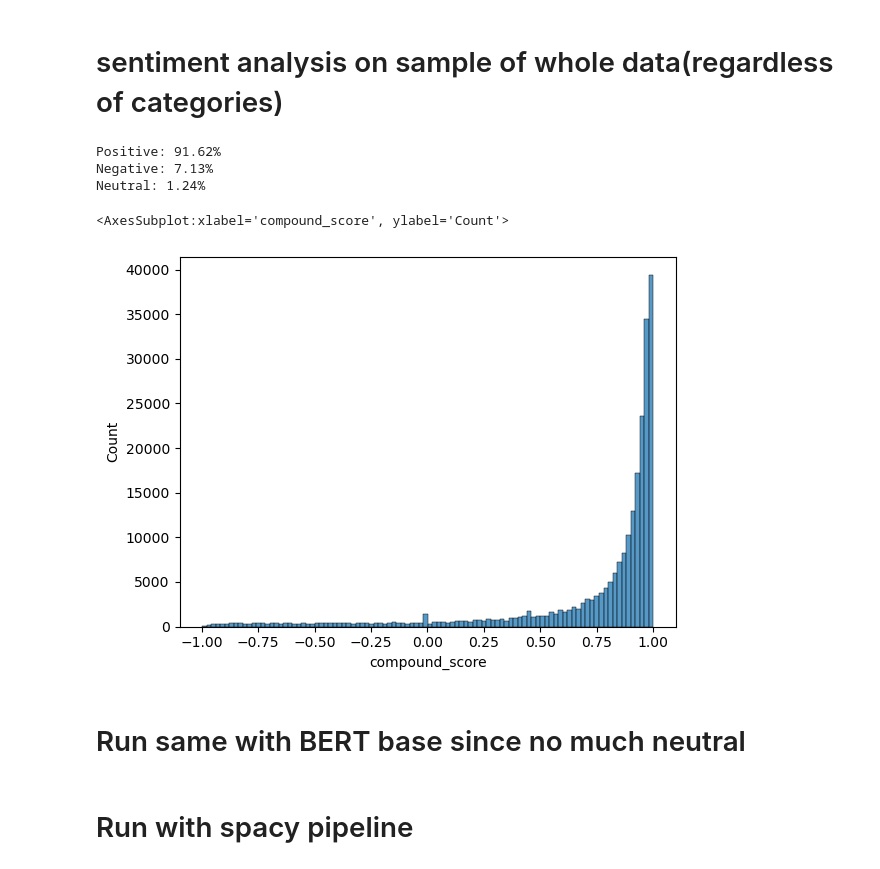
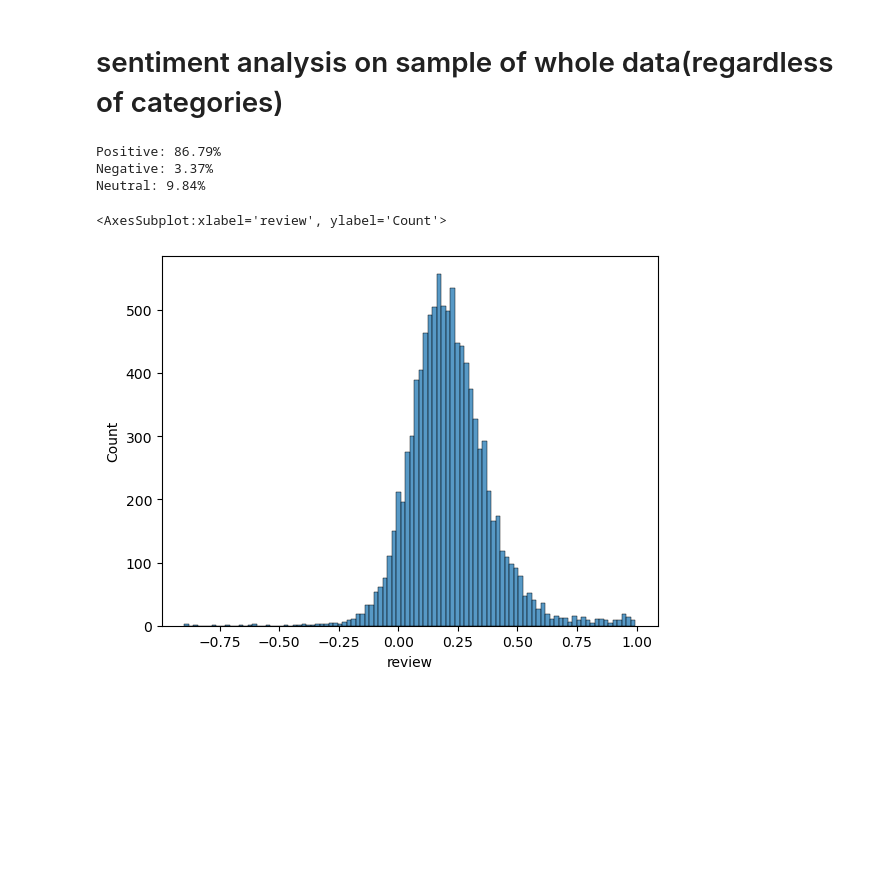
Before and after one commit to epfl-ada/ada-2022-project-analyteam, a Jupyter notebook: categories_sentiment.ipynb, the cells around one changed output. Drawn from its saved outputs; the diff is of its cells as text; code cells hidden in the pictures; blank space fills up the shorter version.

```diff
--- a/categories_sentiment.ipynb
+++ b/categories_sentiment.ipynb
@@ -140,0 +134,12 @@ adv_sentiments_sample = ratings_categories_sentiment(scores_ddf[scores_ddf["is_a
+# %%
+ratings_reviews_ddf = ratings_ddf[ratings_ddf["has_review"] == True]
+reviews = ratings_reviews_ddf["review"].compute().astype(str)
+
+# only take 10000 reviews
+reviews = reviews.sample(n=10000, random_state=42)
+
+# compute sentiment scores
+vader_analyser = VaderSentimentAnalyser()
+
+#sents = reviews.map_partitions(lambda text: vader_analyser.compute(text))
+overall_sents = reviews.map(lambda text: vader_analyser.compute(text))
@@ -397,20 +341,16 @@ nb_neu = compound_score[compound_score.between(-0.05, 0.05)].shape[0]
 # %%
 # proportion of positive, negative and neutral reviews in percentage
-n_ratings = compound_score.shape[0]
+n_ratings = overall_sents.shape[0]
 print(f"Positive: {nb_pos/n_ratings*100:.2f}%")
 print(f"Negative: {nb_neg/n_ratings*100:.2f}%")
 print(f"Neutral: {nb_neu/n_ratings*100:.2f}%")
 # %% [output]
-Positive: 91.62%
-Negative: 7.13%
-Neutral: 1.24%
+Positive: 86.79%
+Negative: 3.37%
+Neutral: 9.84%
 # %%
 # plot histogram of sentiment scores
-sns.histplot(compound_score, bins=100)
+sns.histplot(overall_sents, bins=100)
 # %% [output]
-<AxesSubplot:xlabel='compound_score', ylabel='Count'>
+<AxesSubplot:xlabel='review', ylabel='Count'>
-[figure, old version]
+[figure, new version]
-# %% [markdown]
-# Run same with BERT base since no much neutral
-# %% [markdown]
-# Run with spacy pipeline
```
Also changed, not shown: parts of 66 cells of this notebook.
